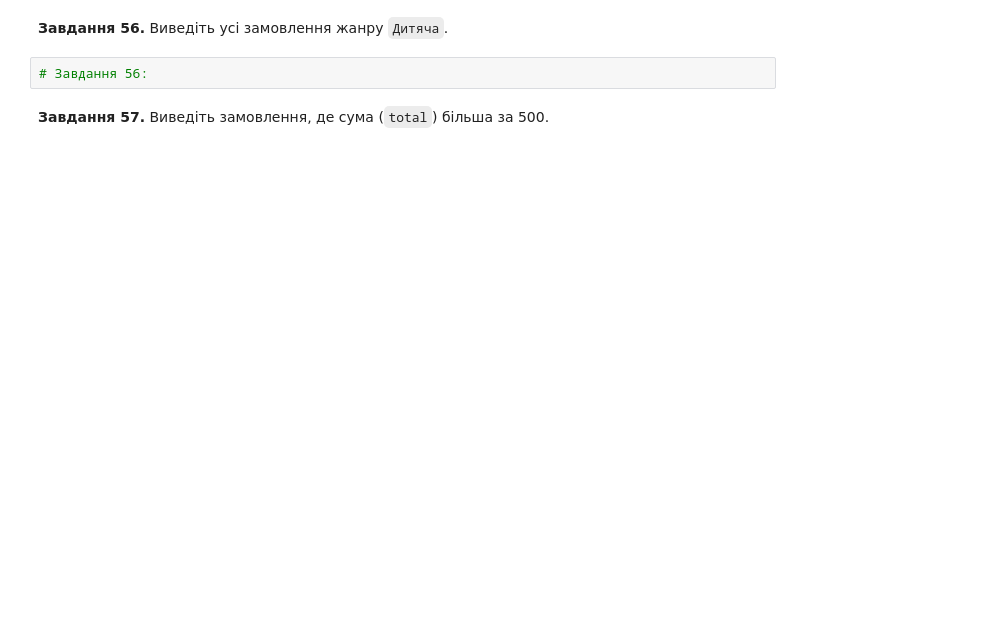
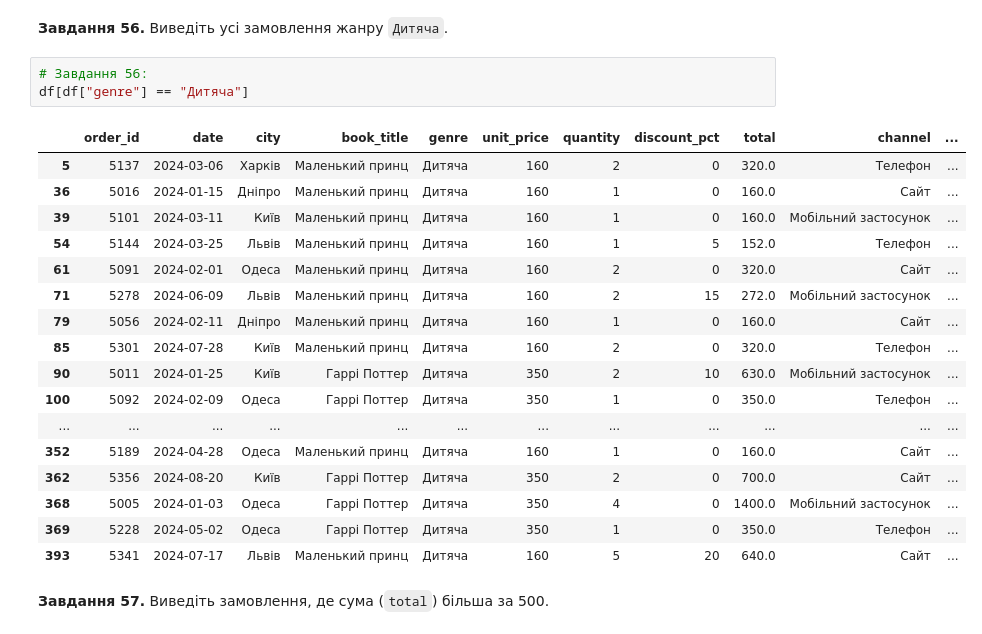
Before and after one commit to ParusSlava/DTA_2026, a Jupyter notebook: homework/26_05_26_nazar_pandas_practice_120.ipynb, the cells around one changed output. Saved outputs shown, nothing was run; the diff lists cells and outputs as text; blank space fills up the shorter version.

```diff
--- a/homework/26_05_26_nazar_pandas_practice_120.ipynb
+++ b/homework/26_05_26_nazar_pandas_practice_120.ipynb
@@ -326,6 +832,25 @@ df.head()
 **Завдання 56.** Виведіть усі замовлення жанру `Дитяча`.
 # %%
 # Завдання 56:
+df[df["genre"] == "Дитяча"]
+# %% [output]
+|  | order_id | date | city | book_title | genre | unit_price | quantity | discount_pct | total | channel | ... |
+| 5 | 5137 | 2024-03-06 | Харків | Маленький принц | Дитяча | 160 | 2 | 0 | 320.0 | Телефон | ... |
+| 36 | 5016 | 2024-01-15 | Дніпро | Маленький принц | Дитяча | 160 | 1 | 0 | 160.0 | Сайт | ... |
+| 39 | 5101 | 2024-03-11 | Київ | Маленький принц | Дитяча | 160 | 1 | 0 | 160.0 | Мобільний застосунок | ... |
+| 54 | 5144 | 2024-03-25 | Львів | Маленький принц | Дитяча | 160 | 1 | 5 | 152.0 | Телефон | ... |
+| 61 | 5091 | 2024-02-01 | Одеса | Маленький принц | Дитяча | 160 | 2 | 0 | 320.0 | Сайт | ... |
+| 71 | 5278 | 2024-06-09 | Львів | Маленький принц | Дитяча | 160 | 2 | 15 | 272.0 | Мобільний застосунок | ... |
+| 79 | 5056 | 2024-02-11 | Дніпро | Маленький принц | Дитяча | 160 | 1 | 0 | 160.0 | Сайт | ... |
+| 85 | 5301 | 2024-07-28 | Київ | Маленький принц | Дитяча | 160 | 2 | 0 | 320.0 | Телефон | ... |
+| 90 | 5011 | 2024-01-25 | Київ | Гаррі Поттер | Дитяча | 350 | 2 | 10 | 630.0 | Мобільний застосунок | ... |
+| 100 | 5092 | 2024-02-09 | Одеса | Гаррі Поттер | Дитяча | 350 | 1 | 0 | 350.0 | Телефон | ... |
+| ... | ... | ... | ... | ... | ... | ... | ... | ... | ... | ... | ... |
+| 352 | 5189 | 2024-04-28 | Одеса | Маленький принц | Дитяча | 160 | 1 | 0 | 160.0 | Сайт | ... |
+| 362 | 5356 | 2024-08-20 | Київ | Гаррі Поттер | Дитяча | 350 | 2 | 0 | 700.0 | Сайт | ... |
+| 368 | 5005 | 2024-01-03 | Одеса | Гаррі Поттер | Дитяча | 350 | 4 | 0 | 1400.0 | Мобільний застосунок | ... |
+| 369 | 5228 | 2024-05-02 | Одеса | Гаррі Поттер | Дитяча | 350 | 1 | 0 | 350.0 | Телефон | ... |
+| 393 | 5341 | 2024-07-17 | Львів | Маленький принц | Дитяча | 160 | 5 | 20 | 640.0 | Сайт | ... |
 # %% [markdown]
 **Завдання 57.** Виведіть замовлення, де сума (`total`) більша за 500.
 # %%
```
Also changed, not shown: parts of 119 cells of this notebook.
